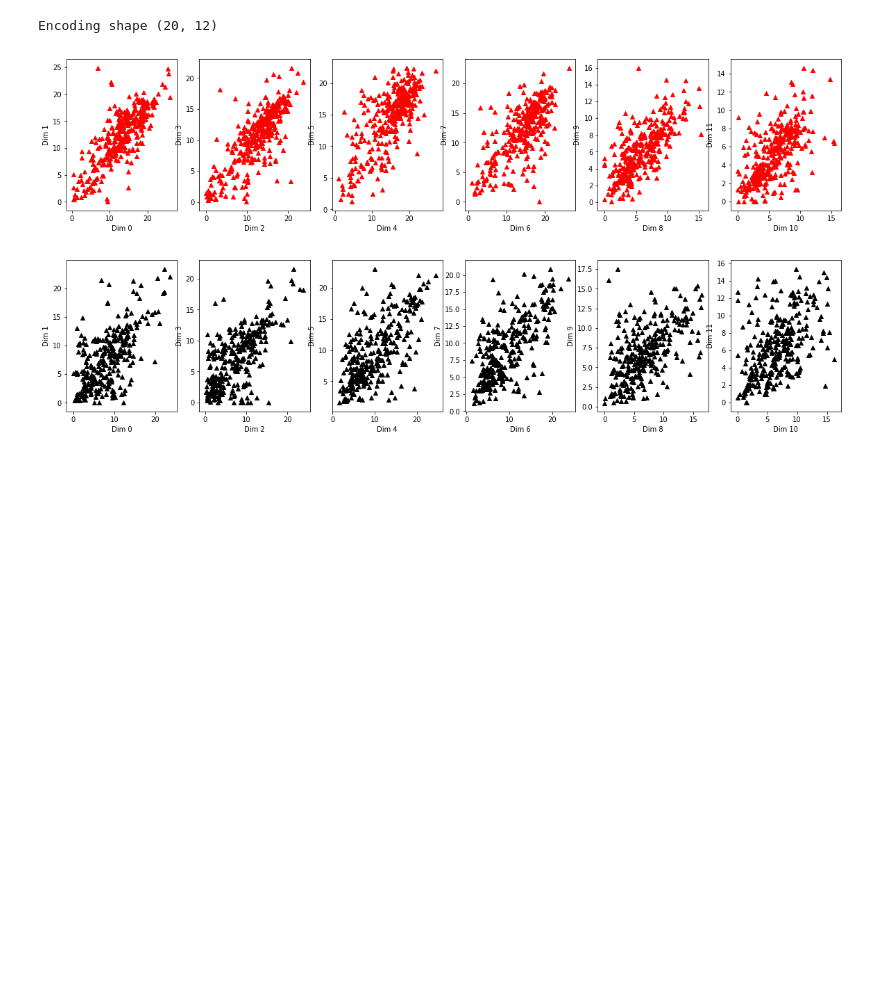
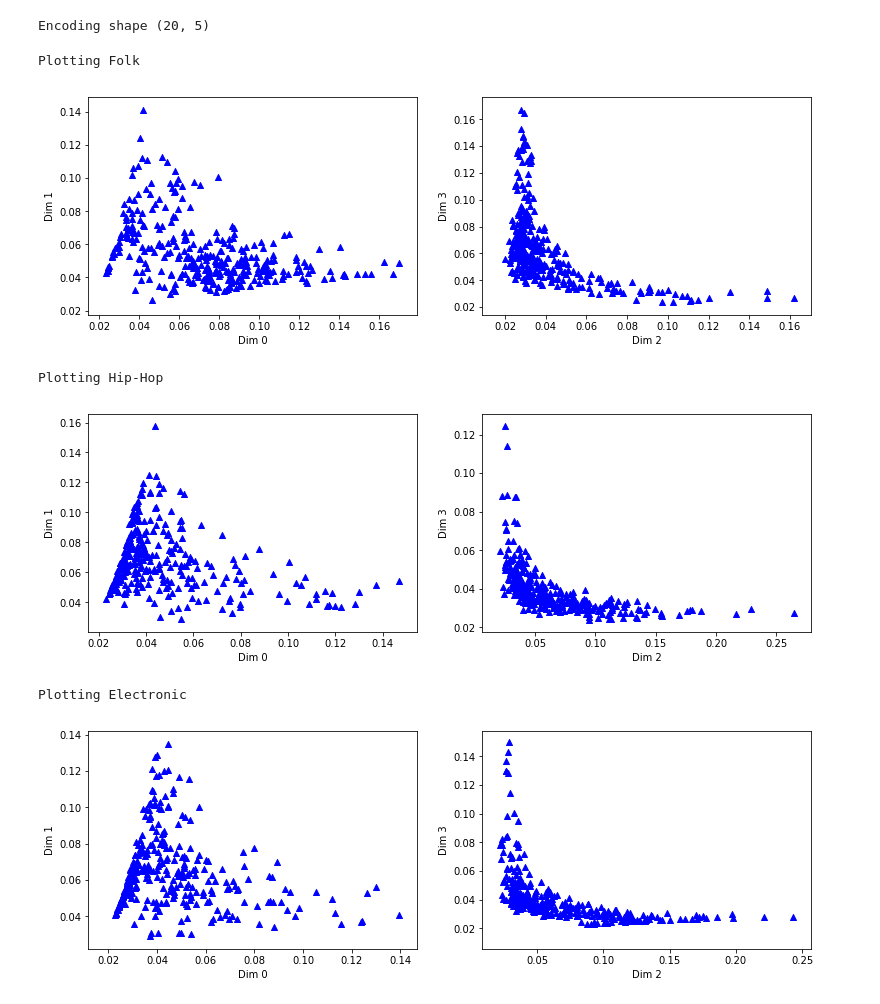
Before and after one commit to rbiswas143/deep-audioviz-experiments, a Jupyter notebook: autoencoder-analysis.ipynb, the cells around one changed output. Cells and saved outputs as stored; diff of their text form; code cells hidden in the pictures; blank space fills up the shorter version.

Commit message:
Full track predictions and other updates

```diff
--- a/autoencoder-analysis.ipynb
+++ b/autoencoder-analysis.ipynb
@@ -88,3 +87,9 @@ Trainable params: 3,298
 Non-trainable params: 0
 _________________________________________________________________
 Prediction shape (24000, 3, 4, 1)
+# %%
+# Reshape encodings
+y_segment = y.reshape(test_size * num_segments, int(y.size / (test_size * num_segments)))
+print('Flattened encodings by segment shape', y_segment.shape)
+y = y.reshape(test_size, num_segments, int(y.size / (test_size * num_segments)))
+print('Flattened encodings by track shape', y.shape)
@@ -91,15 +166,14 @@ Prediction shape (24000, 3, 4, 1)
 # %%
-# Extract encodings
-y = y.reshape(test_size, num_segments, int(y.size / (test_size * num_segments)))
+y_curr = y_red # or y, y_red_scaled
 encodings = {}
 for i, idx in enumerate(tidx_test):
-    encodings[idx] = y[i, :, :]
+    encodings[idx] = y_curr[i, :, :]
 for enc in encodings.values():
     encoding_shape = enc.shape
     break
-print('Encoding shape', encoding_shape)P
+print('Encoding shape', encoding_shape)
 # %% [output]
-Encoding shape (20, 12)
+Encoding shape (20, 5)
 # %%
 # Separate a few genres
 
@@ -115,44 +189,39 @@ rock = test_tracks[test_tracks['track', 'genre_top'] == 'Rock']
 # %%
 # Visualize 2 dimensions of the encodings for multiple segments in scatter plots
 
 import matplotlib.pyplot as plt
 import pylab
 %matplotlib inline
 pylab.rcParams['figure.figsize'] = (20, 4)
 
 sample = np.arange(int(num_segments/10))
 np.random.shuffle(sample)
 
-for idx in folk.index:
-    toplot = range(0,encoding_shape[1],2)
-    for i, dim in enumerate(toplot):
-        dim1 = dim
-        dim2 = dim+1
-        encoded = encodings[idx]
-        x = np.transpose(encoded[sample, dim1])
-        y = np.transpose(encoded[sample, dim2])
-        plt.subplot(1,len(toplot), i+1)
-        plt.xlabel('Dim {0}'.format(dim1))
-        plt.ylabel('Dim {0}'.format(dim2))
-        plt.scatter(x, y, marker='^', c='red')
-plt.show()
-
-for idx in hiphop.index:
-    toplot = range(0,encoding_shape[1],2)
-    for i, dim in enumerate(toplot):
-        dim1 = dim
-        dim2 = dim+1
-        encoded = encodings[idx]
-        x = np.transpose(encoded[sample, dim1])
-        y = np.transpose(encoded[sample, dim2])
-        plt.subplot(1,len(toplot), i+1)
-        plt.xlabel('Dim {0}'.format(dim1))
-        plt.ylabel('Dim {0}'.format(dim2))
-        plt.scatter(x, y, marker='^', c='black')
-plt.show()
+for genre in [folk, hiphop, electronic]:
+    for i,idx in enumerate(genre.index):
+        if i==0:
+            print('Plotting {0}'.format(genre['track', 'genre_top'][idx]))
+        toplot = range(0,encoding_shape[1],2)
+        for i, dim in enumerate(toplot):
+            dim1 = dim
+            dim2 = dim+1
+            if dim2 >= encoding_shape[1]:
+                continue
+            encoded = encodings[idx]
+            x_ = np.transpose(encoded[sample, dim1])
+            y_ = np.transpose(encoded[sample, dim2])
+            plt.subplot(1,len(toplot), i+1)
+            plt.xlabel('Dim {0}'.format(dim1))
+            plt.ylabel('Dim {0}'.format(dim2))
+            plt.scatter(x_, y_, marker='^', c='blue')
+    plt.show()
 # %% [output]
+Plotting Folk
-[figure, old version]
+[figure, new version]
+Plotting Hip-Hop
-[figure, old version]
+[figure, new version]
+Plotting Electronic
+[figure, added]
 # %%
 # Visualize encoings for random segment from multiple genres
 
```
Also changed, not shown: parts of 7 cells of this notebook, 2 other files.
